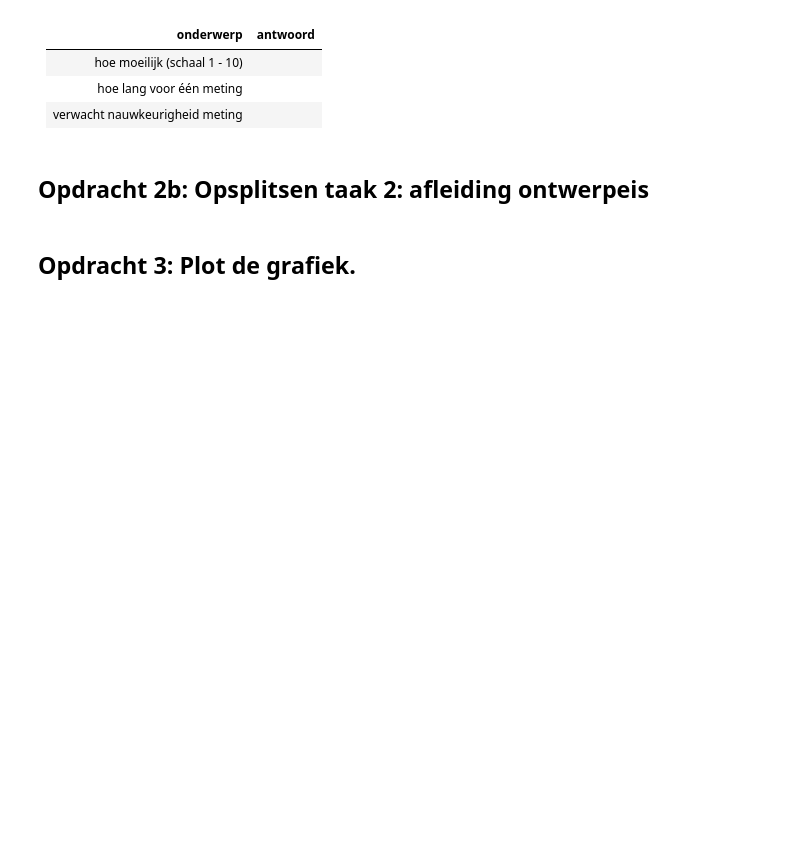
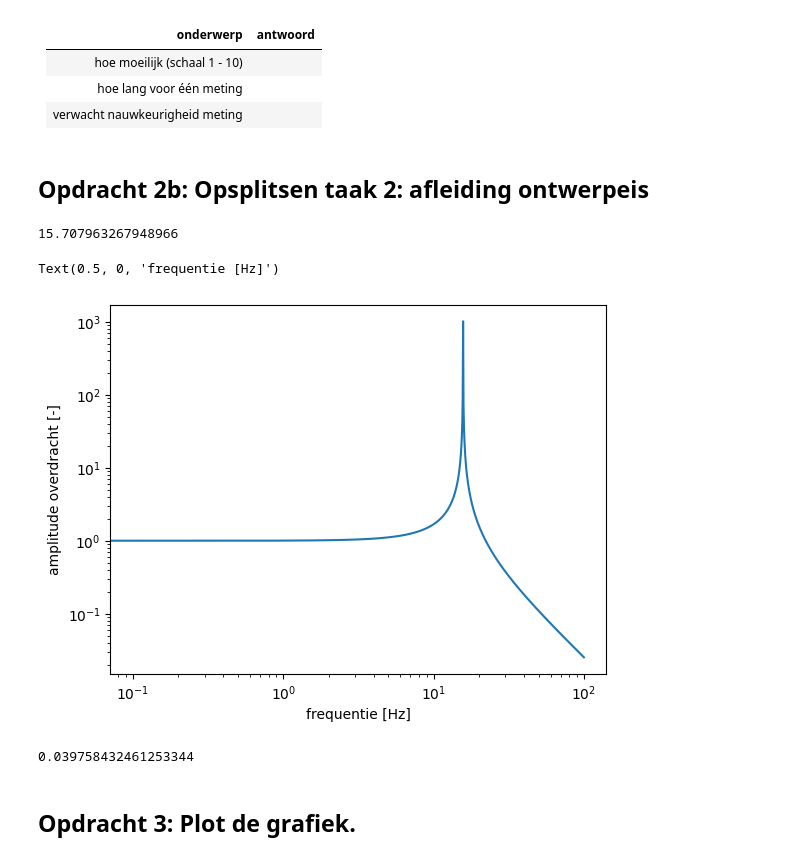
Before and after one commit to sdwijnands/opdrachten-DEF-D, a Jupyter notebook: FysiekeOntwerpopdrachten/5MaakEenOpstellingTrillingsvrij/Ontwerpopdracht5MaakEenOpstellingTrillingsvrijInvulTemplate.ipynb, the cells around one changed output. Saved outputs shown, nothing was run; the diff lists cells and outputs as text; code cells hidden in the pictures; blank space fills up the shorter version.

```diff
--- a/FysiekeOntwerpopdrachten/5MaakEenOpstellingTrillingsvrij/Ontwerpopdracht5MaakEenOpstellingTrillingsvrijInvulTemplate.ipynb
+++ b/FysiekeOntwerpopdrachten/5MaakEenOpstellingTrillingsvrij/Ontwerpopdracht5MaakEenOpstellingTrillingsvrijInvulTemplate.ipynb
@@ -46,10 +49,33 @@ Vul onderstaande tabel in:
 ## Opdracht 2b: Opsplitsen taak 2: afleiding ontwerpeis
 # %%
 # Bereken hier je benodigde kantelfrequentie
+omega_0 = np.sqrt((100*(np.pi)**2)/4)
+print(omega_0)
+# %% [output]
+15.707963267948966
 # %%
 # Voeg hier je plot in.
+def f(w):
+    return np.abs(1/(1-((w**2)/(omega_0**2))))
+
+a= np.linspace(0,100,1000)
+
+plt.figure()
+plt.plot(a,f(a))
+plt.xscale('log')
+plt.yscale('log')
+plt.ylabel('amplitude overdracht [-]')
+plt.xlabel('frequentie [Hz]')
+# %% [output]
+Text(0.5, 0, 'frequentie [Hz]')
+[figure, added]
 # %%
 # Bereken hier de minimale Delta-x waarbij je aan de eis van de opdracht voldoet.
+g= 9.81
+dx=g/(omega_0**2)
+print(dx)
+# %% [output]
+0.039758432461253344
 # %% [markdown]
 ## Opdracht 3: Plot de grafiek.
 # %%
```
Also changed, not shown: parts of 11 cells of this notebook, 5 other files.
